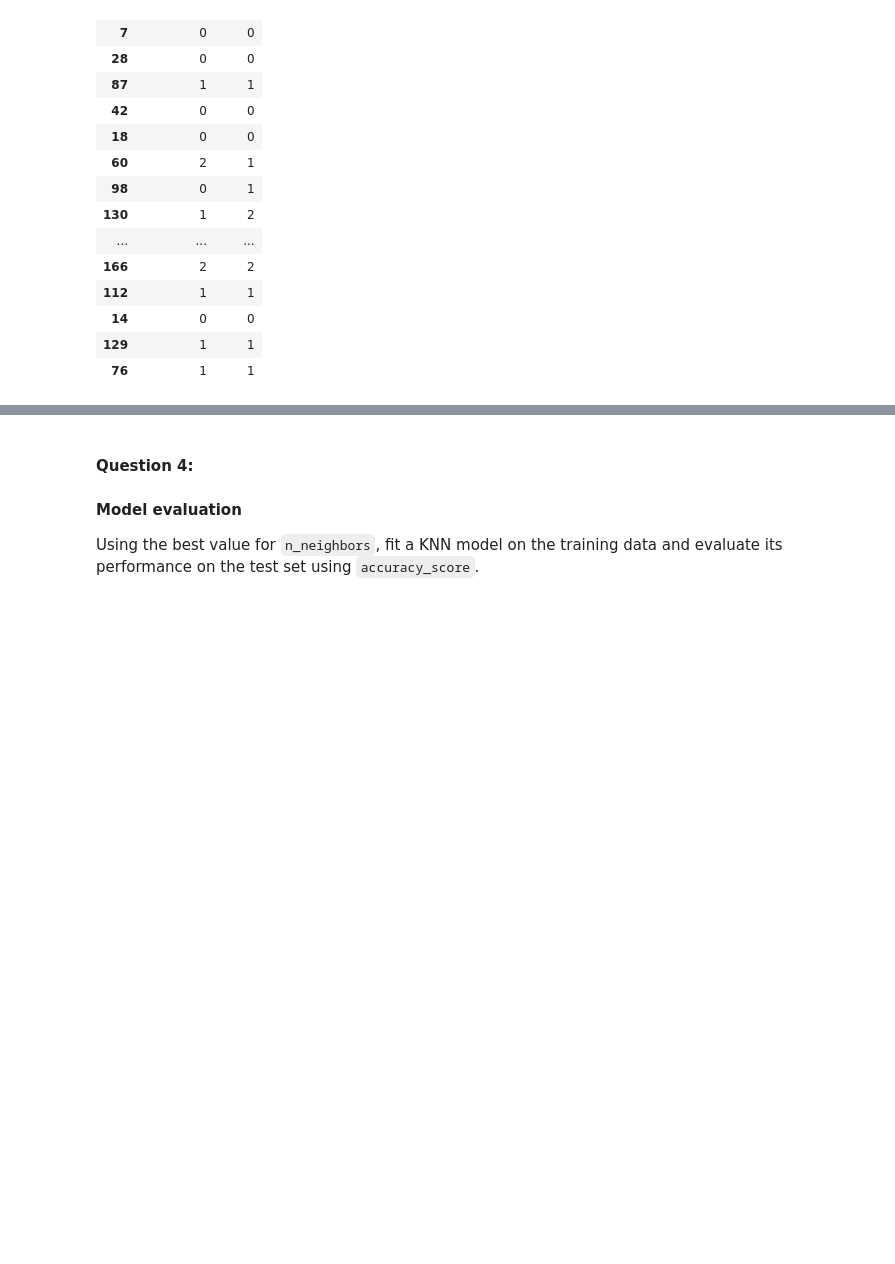
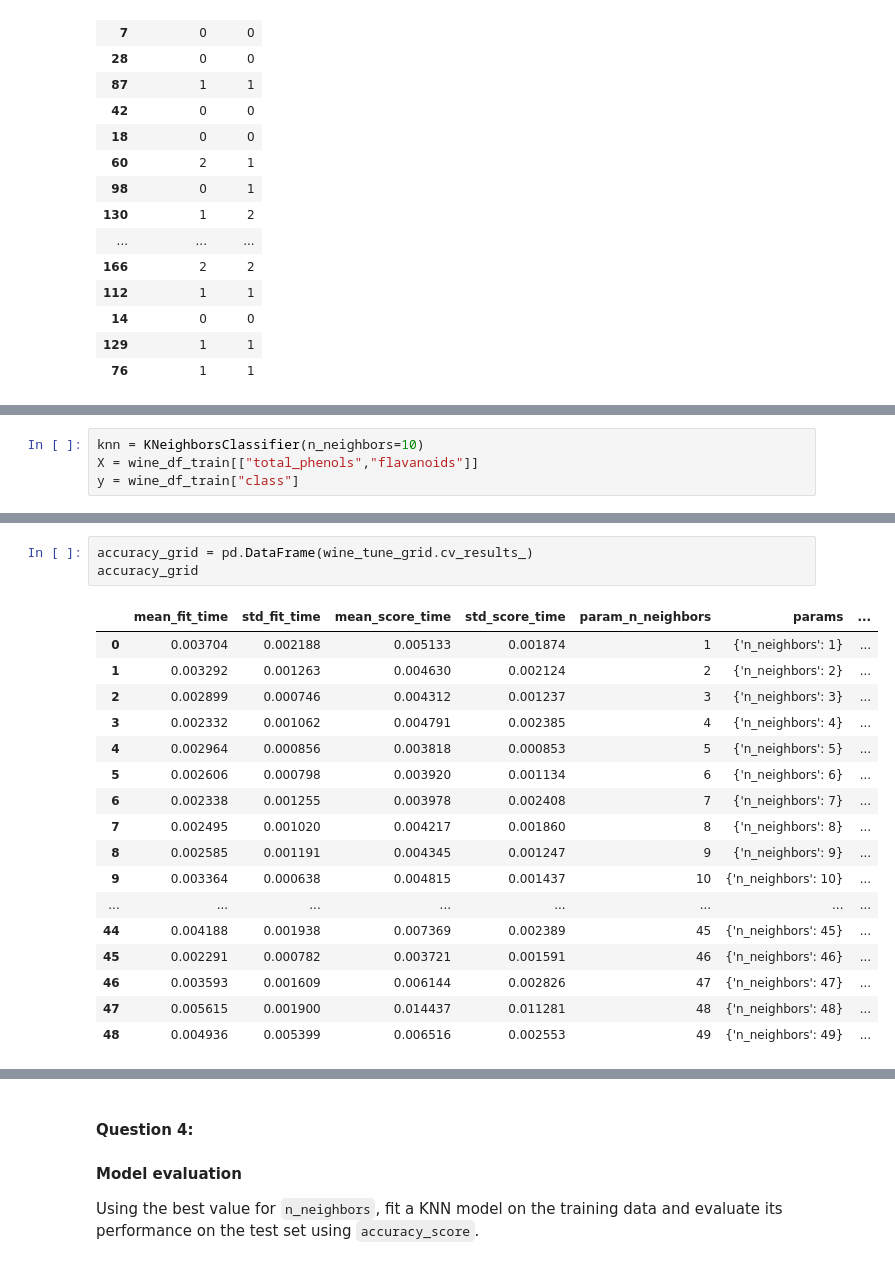
Before and after one commit to geohewton/LCR, a Jupyter notebook: 02_activities/assignments/assignment_1.ipynb, the cells around one changed output, grey strips where cells are left out. Saved outputs shown, nothing was run; the diff lists cells and outputs as text; blank space fills up the shorter version.

```diff
--- a/02_activities/assignments/assignment_1.ipynb
+++ b/02_activities/assignments/assignment_1.ipynb
@@ -315,0 +325,4 @@ wine_df_test[["predicted","class"]]
+# %%
+knn = KNeighborsClassifier(n_neighbors=10)
+X = wine_df_train[["total_phenols","flavanoids"]]
+y = wine_df_train["class"]
@@ -315,0 +379,21 @@ wine_df_test[["predicted","class"]]
+# %%
+accuracy_grid = pd.DataFrame(wine_tune_grid.cv_results_)
+accuracy_grid
+# %% [output]
+|  | mean_fit_time | std_fit_time | mean_score_time | std_score_time | param_n_neighbors | params | ... |
+| 0 | 0.003704 | 0.002188 | 0.005133 | 0.001874 | 1 | {'n_neighbors': 1} | ... |
+| 1 | 0.003292 | 0.001263 | 0.004630 | 0.002124 | 2 | {'n_neighbors': 2} | ... |
+| 2 | 0.002899 | 0.000746 | 0.004312 | 0.001237 | 3 | {'n_neighbors': 3} | ... |
+| 3 | 0.002332 | 0.001062 | 0.004791 | 0.002385 | 4 | {'n_neighbors': 4} | ... |
+| 4 | 0.002964 | 0.000856 | 0.003818 | 0.000853 | 5 | {'n_neighbors': 5} | ... |
+| 5 | 0.002606 | 0.000798 | 0.003920 | 0.001134 | 6 | {'n_neighbors': 6} | ... |
+| 6 | 0.002338 | 0.001255 | 0.003978 | 0.002408 | 7 | {'n_neighbors': 7} | ... |
+| 7 | 0.002495 | 0.001020 | 0.004217 | 0.001860 | 8 | {'n_neighbors': 8} | ... |
+| 8 | 0.002585 | 0.001191 | 0.004345 | 0.001247 | 9 | {'n_neighbors': 9} | ... |
+| 9 | 0.003364 | 0.000638 | 0.004815 | 0.001437 | 10 | {'n_neighbors': 10} | ... |
+| ... | ... | ... | ... | ... | ... | ... | ... |
+| 44 | 0.004188 | 0.001938 | 0.007369 | 0.002389 | 45 | {'n_neighbors': 45} | ... |
+| 45 | 0.002291 | 0.000782 | 0.003721 | 0.001591 | 46 | {'n_neighbors': 46} | ... |
+| 46 | 0.003593 | 0.001609 | 0.006144 | 0.002826 | 47 | {'n_neighbors': 47} | ... |
+| 47 | 0.005615 | 0.001900 | 0.014437 | 0.011281 | 48 | {'n_neighbors': 48} | ... |
+| 48 | 0.004936 | 0.005399 | 0.006516 | 0.002553 | 49 | {'n_neighbors': 49} | ... |
```
Also changed, not shown: parts of 20 cells of this notebook.
